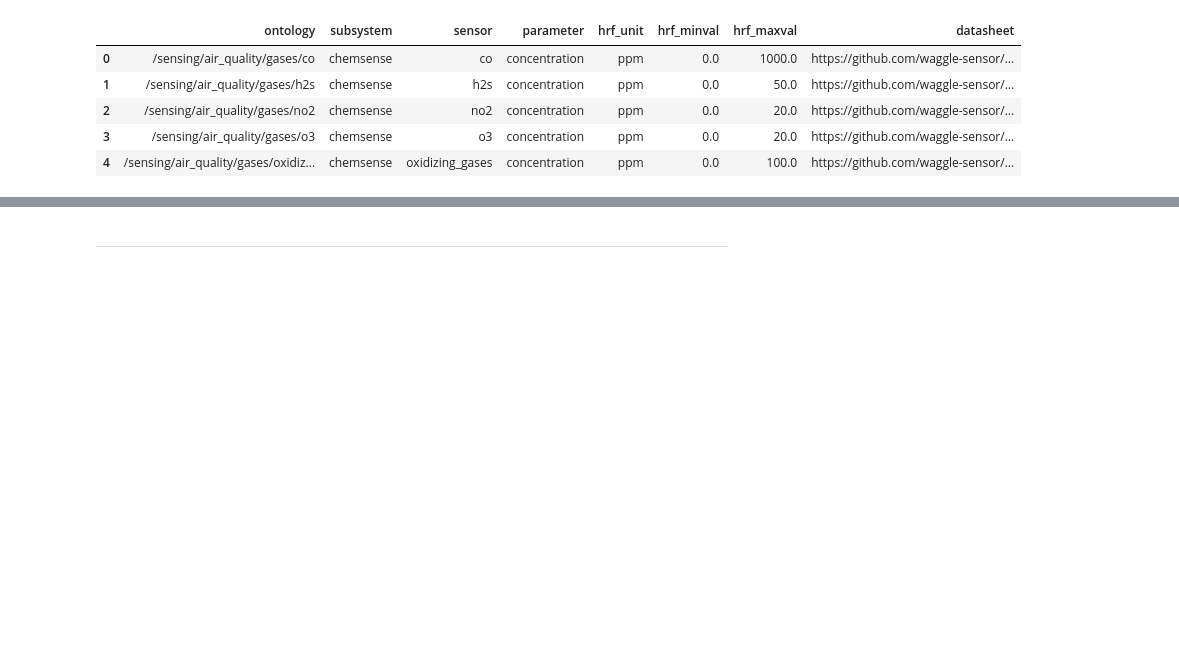
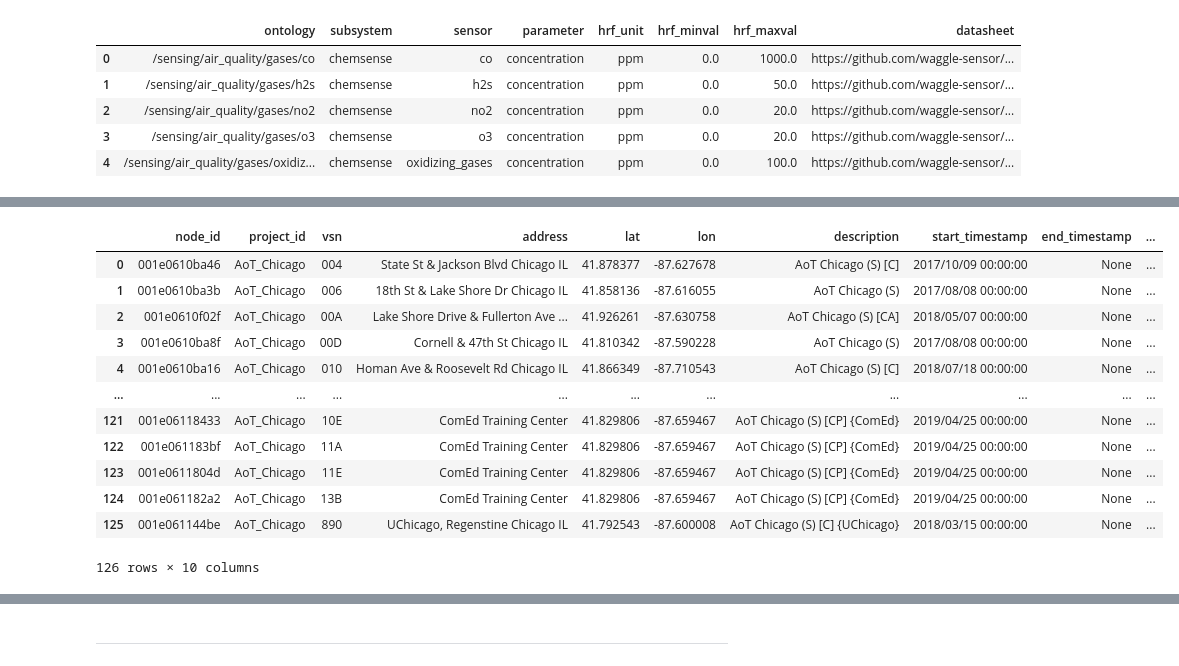
Before and after one commit to richieBao/USDA_CH_final, a Jupyter notebook: USDA/notebook/2.7.1 城市环境传感器AoT数据预处理.ipynb, the cells around one changed output, grey strips where cells are left out. Cells and saved outputs as stored; diff of their text form; code cells hidden in the pictures; blank space fills up the shorter version.

```diff
--- a/USDA/notebook/2.7.1 城市环境传感器AoT数据预处理.ipynb
+++ b/USDA/notebook/2.7.1 城市环境传感器AoT数据预处理.ipynb
@@ -222,0 +277,16 @@ def AoT_nodes2gdf(nodes_fn,epsg=4326):
+# %%
+AoT_nodes_gdf
+# %% [output]
+|  | node_id | project_id | vsn | address | lat | lon | description | start_timestamp | end_timestamp | ... |
+| 0 | 001e0610ba46 | AoT_Chicago | 004 | State St & Jackson Blvd Chicago IL | 41.878377 | -87.627678 | AoT Chicago (S) [C] | 2017/10/09 00:00:00 | None | ... |
+| 1 | 001e0610ba3b | AoT_Chicago | 006 | 18th St & Lake Shore Dr Chicago IL | 41.858136 | -87.616055 | AoT Chicago (S) | 2017/08/08 00:00:00 | None | ... |
+| 2 | 001e0610f02f | AoT_Chicago | 00A | Lake Shore Drive & Fullerton Ave ... | 41.926261 | -87.630758 | AoT Chicago (S) [CA] | 2018/05/07 00:00:00 | None | ... |
+| 3 | 001e0610ba8f | AoT_Chicago | 00D | Cornell & 47th St Chicago IL | 41.810342 | -87.590228 | AoT Chicago (S) | 2017/08/08 00:00:00 | None | ... |
+| 4 | 001e0610ba16 | AoT_Chicago | 010 | Homan Ave & Roosevelt Rd Chicago IL | 41.866349 | -87.710543 | AoT Chicago (S) [C] | 2018/07/18 00:00:00 | None | ... |
+| ... | ... | ... | ... | ... | ... | ... | ... | ... | ... | ... |
+| 121 | 001e06118433 | AoT_Chicago | 10E | ComEd Training Center | 41.829806 | -87.659467 | AoT Chicago (S) [CP] {ComEd} | 2019/04/25 00:00:00 | None | ... |
+| 122 | 001e061183bf | AoT_Chicago | 11A | ComEd Training Center | 41.829806 | -87.659467 | AoT Chicago (S) [CP] {ComEd} | 2019/04/25 00:00:00 | None | ... |
+| 123 | 001e0611804d | AoT_Chicago | 11E | ComEd Training Center | 41.829806 | -87.659467 | AoT Chicago (S) [CP] {ComEd} | 2019/04/25 00:00:00 | None | ... |
+| 124 | 001e061182a2 | AoT_Chicago | 13B | ComEd Training Center | 41.829806 | -87.659467 | AoT Chicago (S) [CP] {ComEd} | 2019/04/25 00:00:00 | None | ... |
+| 125 | 001e061144be | AoT_Chicago | 890 | UChicago, Regenstine Chicago IL | 41.792543 | -87.600008 | AoT Chicago (S) [C] {UChicago} | 2018/03/15 00:00:00 | None | ... |
+126 rows × 10 columns
```
Also changed, not shown: parts of 46 cells of this notebook, 16 other files.
